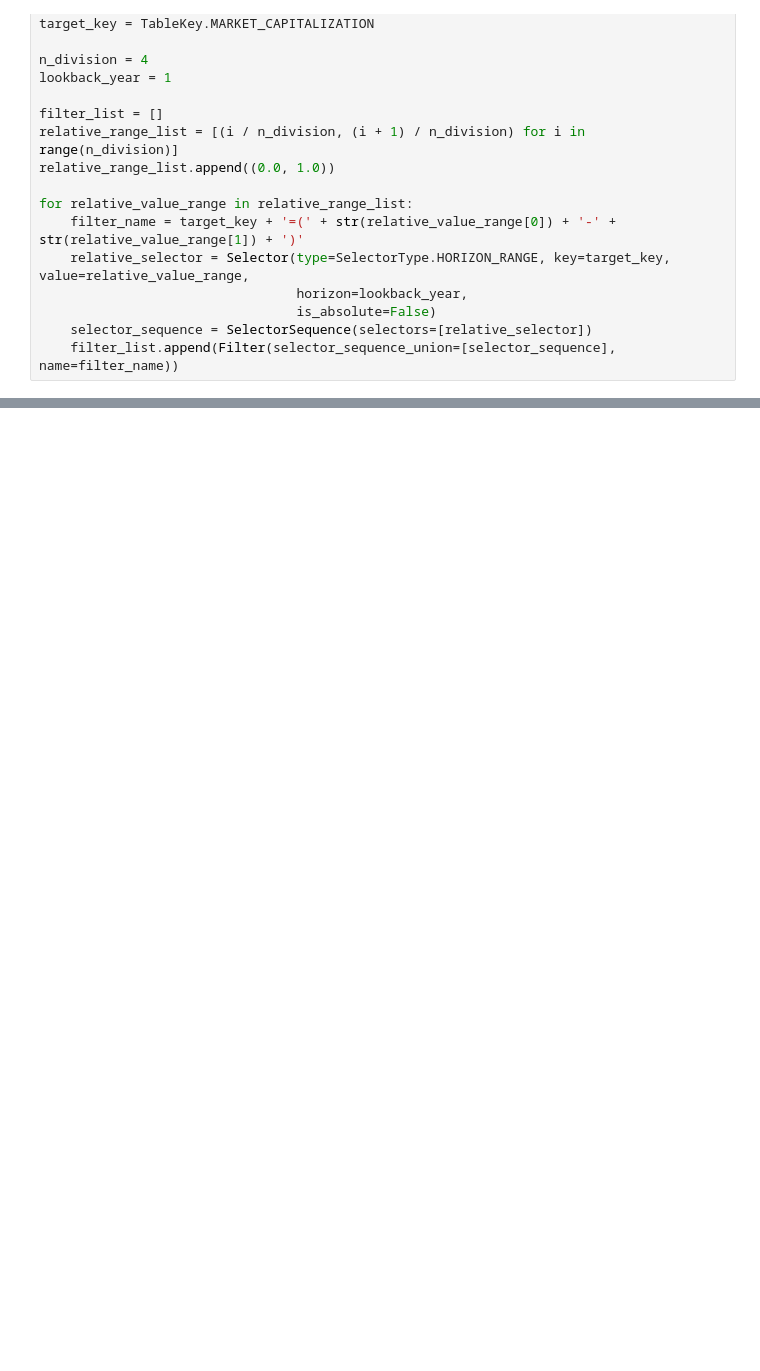
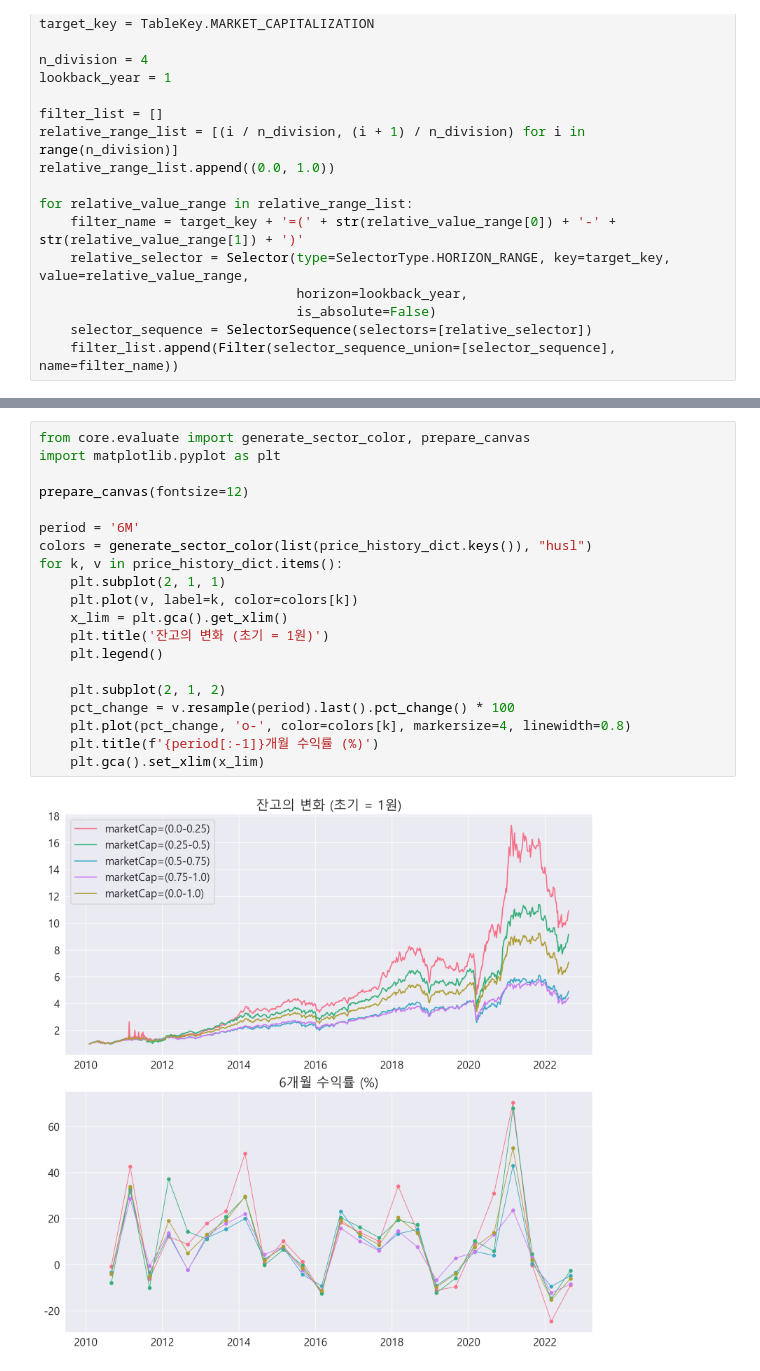
Before and after one commit to icsl-Jeon/EastFox, a Jupyter notebook: seminar/backtesting.ipynb, the cells around one changed output, grey strips where cells are left out. Drawn from its saved outputs; the diff is of its cells as text; blank space fills up the shorter version.

```diff
--- a/seminar/backtesting.ipynb
+++ b/seminar/backtesting.ipynb
@@ -148,0 +115,22 @@ for segment in strategist.state[1:]:
+# %%
+from core.evaluate import generate_sector_color, prepare_canvas
+import matplotlib.pyplot as plt
+
+prepare_canvas(fontsize=12)
+
+period = '6M'
+colors = generate_sector_color(list(price_history_dict.keys()), "husl")
+for k, v in price_history_dict.items():
+    plt.subplot(2, 1, 1)
+    plt.plot(v, label=k, color=colors[k])
+    x_lim = plt.gca().get_xlim()
+    plt.title('잔고의 변화 (초기 = 1원)')
+    plt.legend()
+
+    plt.subplot(2, 1, 2)
+    pct_change = v.resample(period).last().pct_change() * 100
+    plt.plot(pct_change, 'o-', color=colors[k], markersize=4, linewidth=0.8)
+    plt.title(f'{period[:-1]}개월 수익률 (%)')
+    plt.gca().set_xlim(x_lim)
+# %% [output]
+[figure, added]
```
Also changed, not shown: parts of 16 cells of this notebook, 2 other files.
